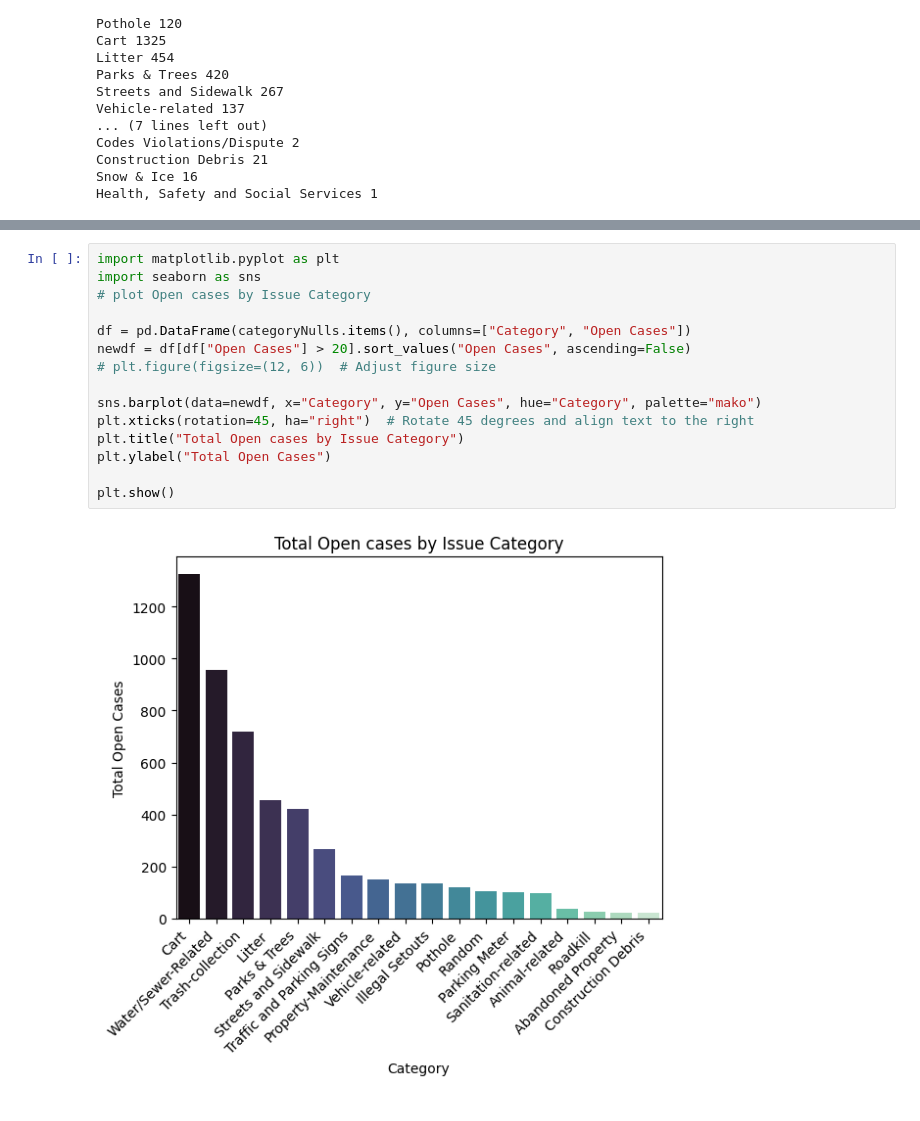
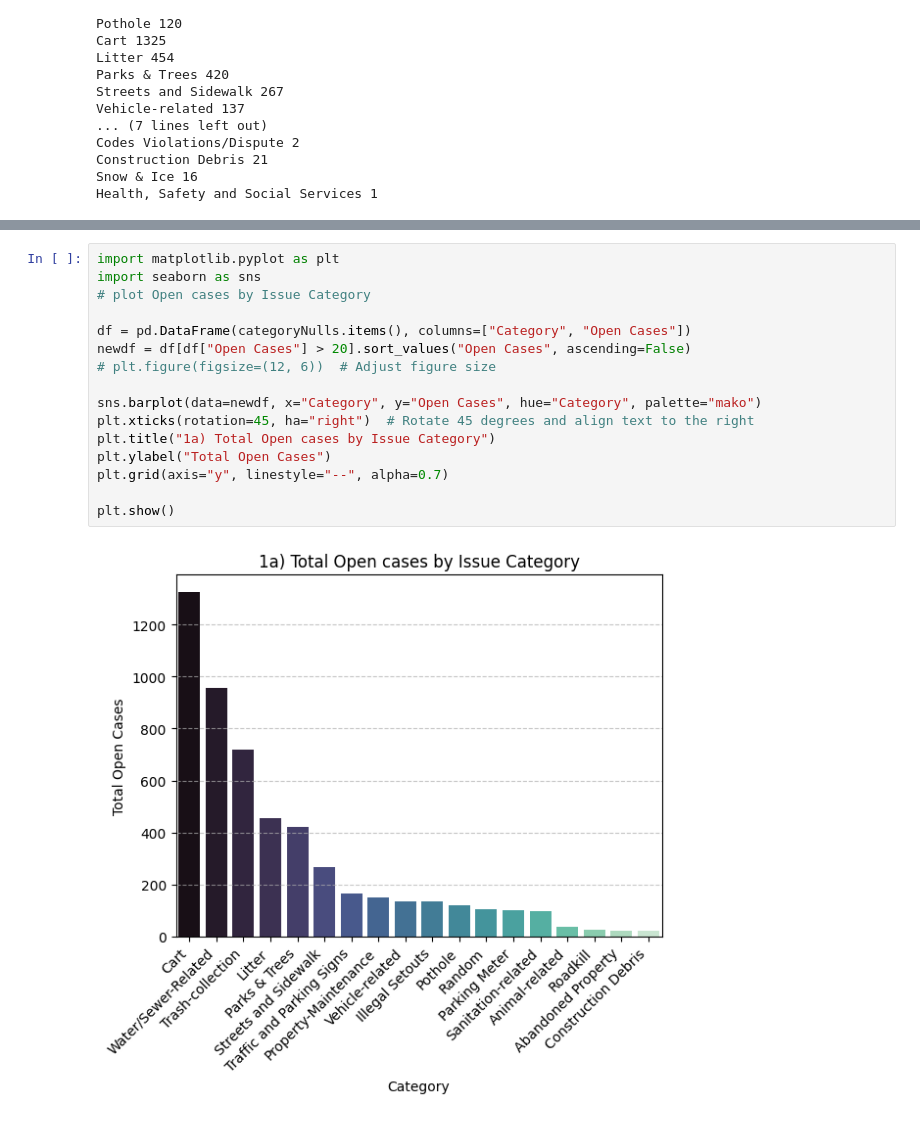
Before and after one commit to Daniwave100/Analyzing-Syracuse-Municipal-Complaint-Resolution, a Jupyter notebook: DataExploration.ipynb, the cells around one changed output, grey strips where cells are left out. Saved outputs shown, nothing was run; the diff lists cells and outputs as text.

```diff
--- a/DataExploration.ipynb
+++ b/DataExploration.ipynb
@@ -189,20 +212,21 @@ Health, Safety and Social Services 1
 # %%
 import matplotlib.pyplot as plt
 import seaborn as sns
 # plot Open cases by Issue Category
 
 df = pd.DataFrame(categoryNulls.items(), columns=["Category", "Open Cases"])
 newdf = df[df["Open Cases"] > 20].sort_values("Open Cases", ascending=False)
 # plt.figure(figsize=(12, 6))  # Adjust figure size
 
 sns.barplot(data=newdf, x="Category", y="Open Cases", hue="Category", palette="mako")
 plt.xticks(rotation=45, ha="right")  # Rotate 45 degrees and align text to the right
-plt.title("Total Open cases by Issue Category")
+plt.title("1a) Total Open cases by Issue Category")
 plt.ylabel("Total Open Cases")
+plt.grid(axis="y", linestyle="--", alpha=0.7)
 
 plt.show()
 # %% [output]
-[figure, old version]
+[figure, new version]
 # %%
 # this is how many unresolved cases we have by department
 
```
Also changed, not shown: parts of 15 cells of this notebook.
